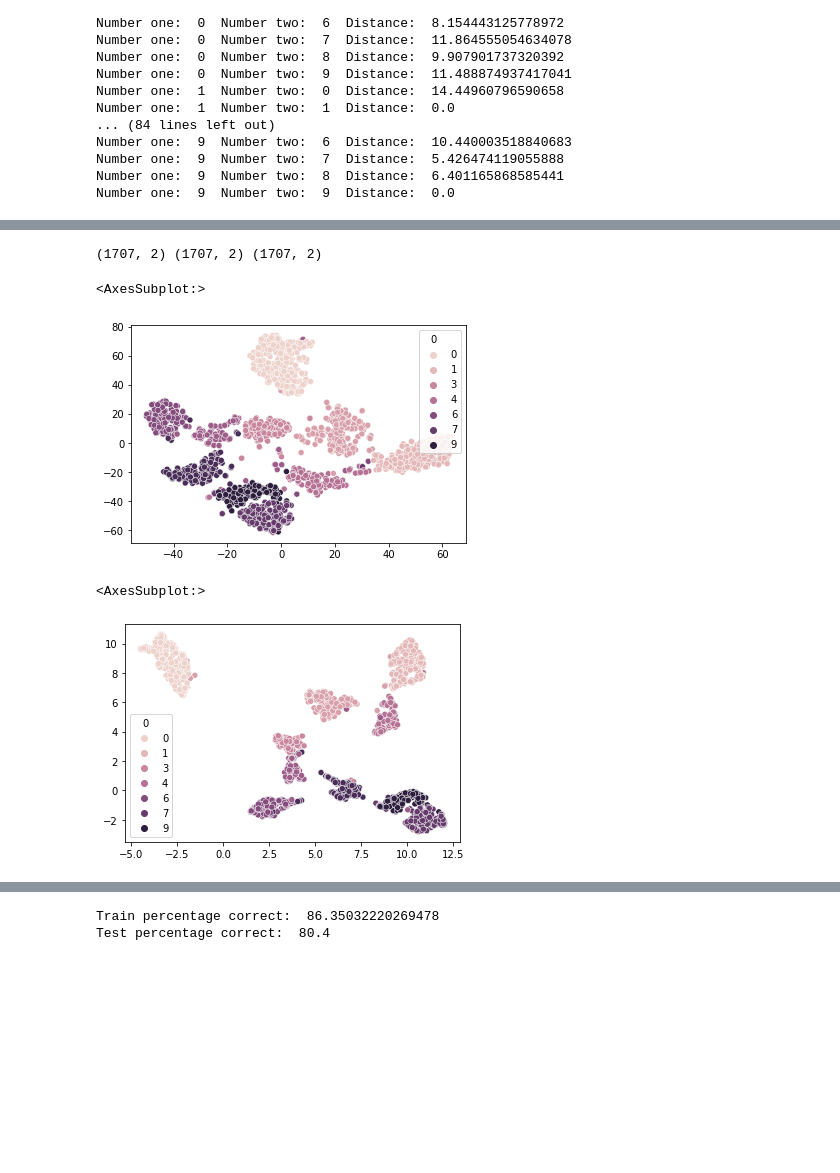
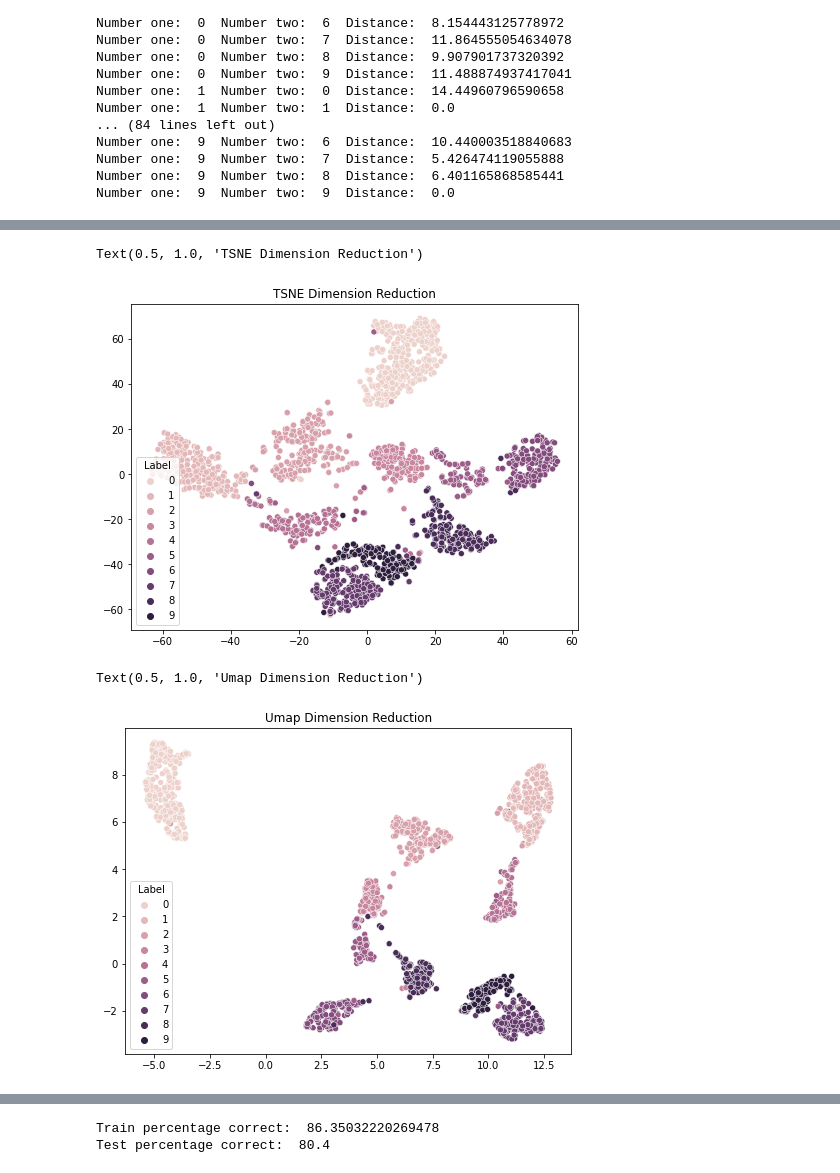
Before and after one commit to RianneAr/Deep_Learning_Ass1, a Jupyter notebook: CodeTask1.ipynb, the cells around one changed output, grey strips where cells are left out. Saved outputs shown, nothing was run; the diff lists cells and outputs as text; code cells hidden in the pictures; blank space fills up the shorter version.

Commit message:
improve graphs

```diff
--- a/CodeTask1.ipynb
+++ b/CodeTask1.ipynb
@@ -78,17 +86,18 @@ tsne = TSNE()
 tsnereduc = tsne.fit_transform(trainin)
 umapreduc = youmap.fit_transform(trainin)
 pcareduc = pca.fit_transform(trainin)
-print(tsnereduc.shape, pcareduc.shape, umapreduc.shape)
-# %% [output]
-(1707, 2) (1707, 2) (1707, 2)
 # %%
-sns.scatterplot(x = tsnereduc[:, 0], y = tsnereduc[:, 1], hue = trainout[0])
+plt.figure(figsize=(8, 6))
+sns.scatterplot(x = tsnereduc[:, 0], y = tsnereduc[:, 1], hue = trainin["Label"], legend = 'full')
+plt.title('TSNE Dimension Reduction')
 # %% [output]
-<AxesSubplot:>
+Text(0.5, 1.0, 'TSNE Dimension Reduction')
-[figure, old version]
+[figure, new version]
 # %%
-sns.scatterplot(x = umapreduc[:, 0], y = umapreduc[:, 1], hue = trainout[0])
+plt.figure(figsize=(8, 6))
+sns.scatterplot(x = umapreduc[:, 0], y = umapreduc[:, 1], hue = trainin["Label"], legend = 'full')
+plt.title("Umap Dimension Reduction")
 # %% [output]
-<AxesSubplot:>
+Text(0.5, 1.0, 'Umap Dimension Reduction')
-[figure, old version]
+[figure, new version]
 # %%
```
Also changed, not shown: parts of 14 cells of this notebook.
